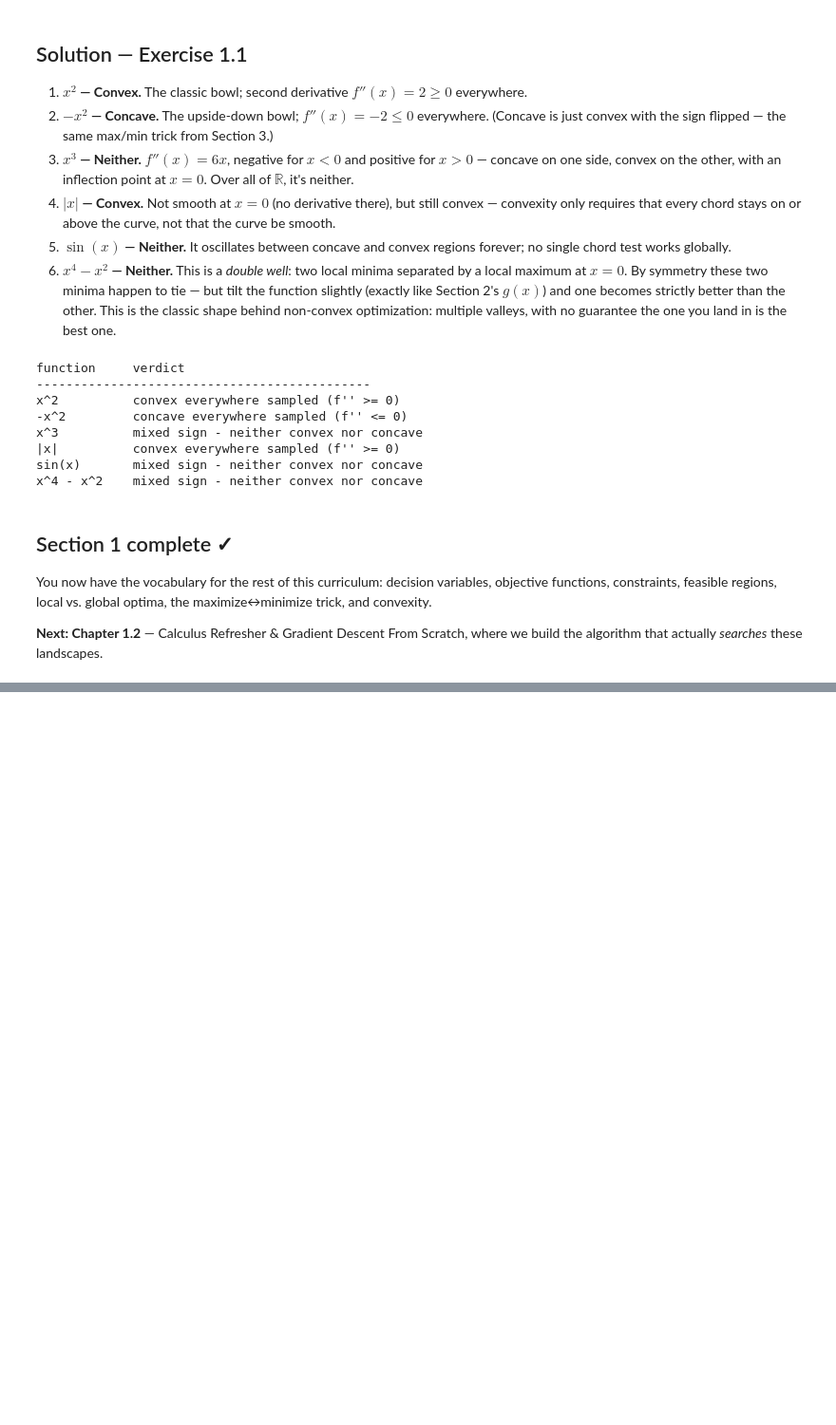
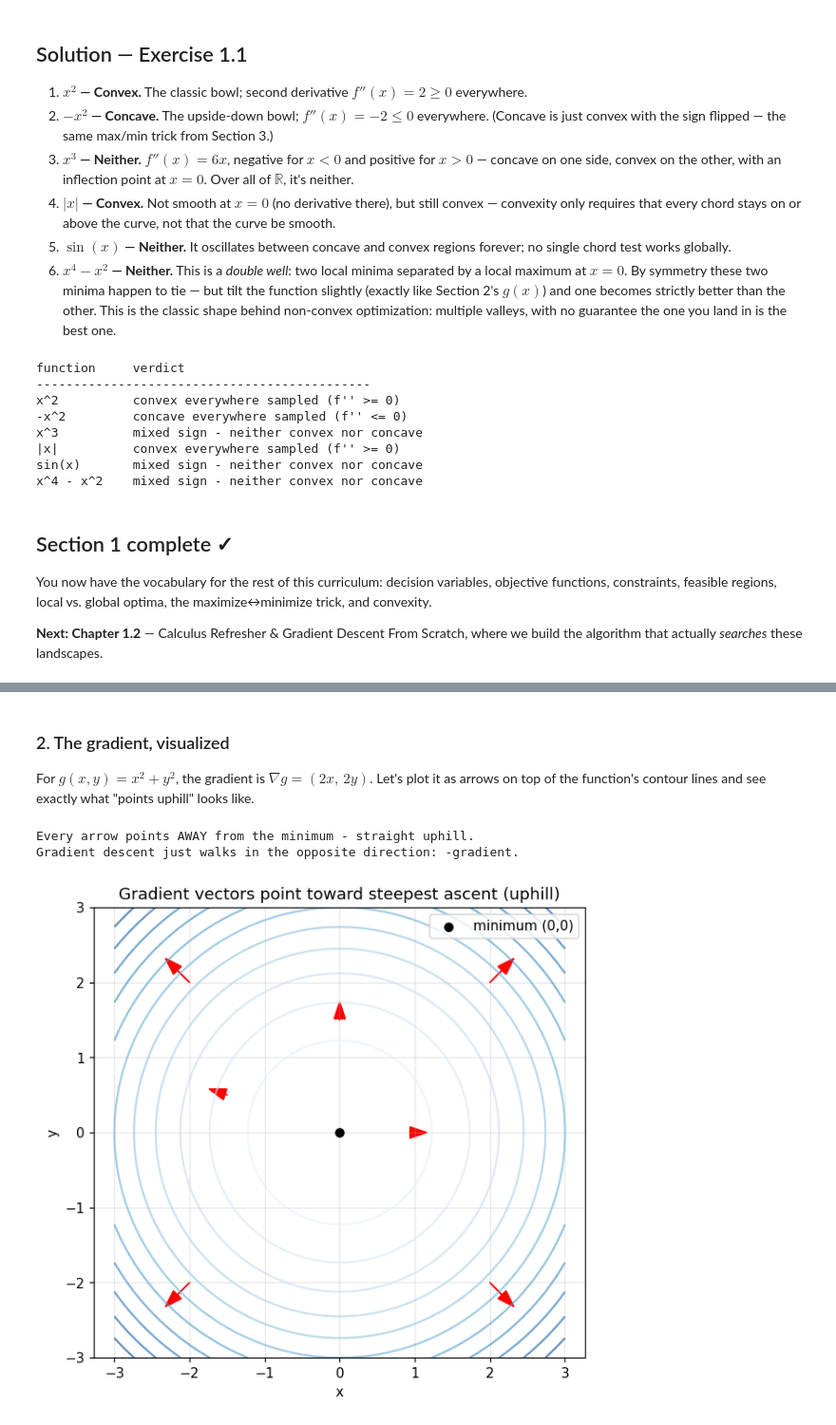
Before and after one commit to Pushkar0997/optimization-to-qubo, a Jupyter notebook: 01-foundations/01_foundations.ipynb, the cells around one changed output, grey strips where cells are left out. Shown at 95% size. Drawn from its saved outputs; the diff is of its cells as text; code cells hidden in the pictures; blank space fills up the shorter version.

```diff
--- a/01-foundations/01_foundations.ipynb
+++ b/01-foundations/01_foundations.ipynb
@@ -295,0 +336,36 @@ You now have the vocabulary for the rest of this curriculum: decision variables,
+# %% [markdown]
+### 2. The gradient, visualized
+
+For $g(x,y)=x^2+y^2$, the gradient is $\nabla g = (2x,\,2y)$. Let's plot it as arrows on top of the function's contour lines and see exactly what "points uphill" looks like.
+# %%
+def g(x, y):
+    return x**2 + y**2
+
+def grad_g(x, y):
+    return np.array([2*x, 2*y])
+
+xx, yy = np.meshgrid(np.linspace(-3, 3, 300), np.linspace(-3, 3, 300))
+zz = g(xx, yy)
+
+points = np.array([[-2, -2], [2, -2], [-2, 2], [2, 2], [1, 0], [0, 1.5], [-1.5, 0.5]])
+
+plt.figure(figsize=(6.5, 6))
+plt.contour(xx, yy, zz, levels=15, cmap='Blues', alpha=0.6)
+for px, py in points:
+    gx, gy = grad_g(px, py)
+    plt.arrow(px, py, gx*0.08, gy*0.08, head_width=0.15, color='red', length_includes_head=True)
+plt.scatter([0], [0], color='black', zorder=5, label='minimum (0,0)')
+plt.title('Gradient vectors point toward steepest ascent (uphill)')
+plt.xlabel('x')
+plt.ylabel('y')
+plt.legend()
+plt.axis('equal')
+plt.grid(alpha=0.3)
+plt.show()
+
+print("Every arrow points AWAY from the minimum - straight uphill.")
+print("Gradient descent just walks in the opposite direction: -gradient.")
+# %% [output]
+Every arrow points AWAY from the minimum - straight uphill.
+Gradient descent just walks in the opposite direction: -gradient.
+[figure, added]
```
Also changed, not shown: parts of 21 cells of this notebook.
